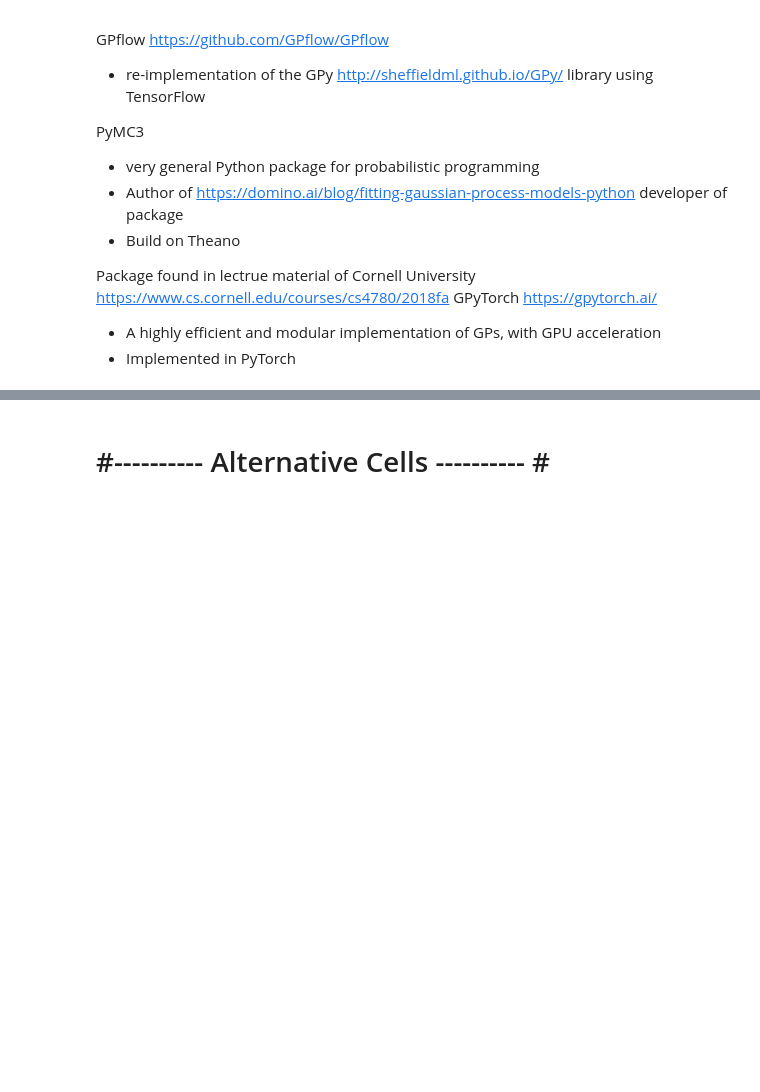
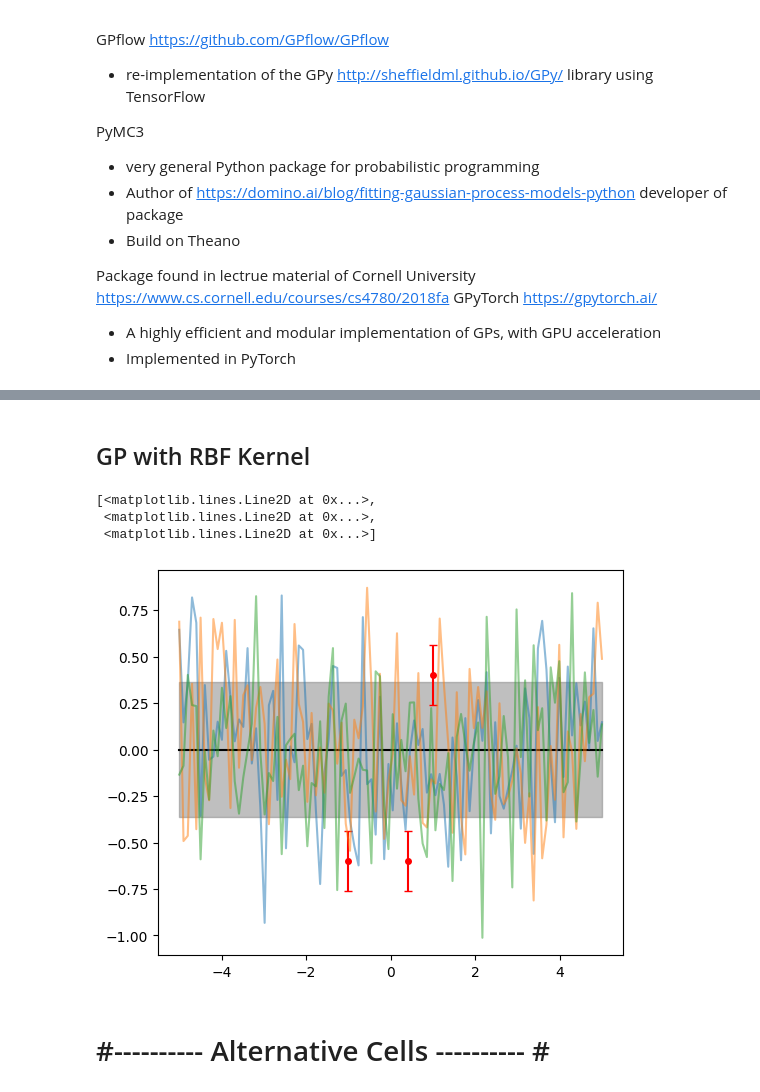
Before and after one commit to sebastian-k-physics/SciML_Gaussian_Processes, a Jupyter notebook: Gaussian_Processes_Sebastian_Klein.ipynb, the cells around one changed output, grey strips where cells are left out. Saved outputs shown, nothing was run; the diff lists cells and outputs as text; code cells hidden in the pictures; blank space fills up the shorter version.

```diff
--- a/Gaussian_Processes_Sebastian_Klein.ipynb
+++ b/Gaussian_Processes_Sebastian_Klein.ipynb
@@ -396,3 +419,48 @@ GPyTorch https://gpytorch.ai/
+# %% [markdown]
+## GP with RBF Kernel
+# %%
+from sklearn.gaussian_process import GaussianProcessRegressor
+from sklearn.gaussian_process.kernels import RBF
+
+x_axis = np.linspace(-5, 5, 100)
+
+init_params_RBF = [1, 1] # sigma | lenghtscale
+
+x_test = np.array([-1.0, +0.4, 1.0])
+y_test = np.array([-0.6, -0.6, 0.4])
+y_test_err = np.ones(len(y_test))*(0.4**2)
+	# could use here also just one value that which is taken for all data points
+
+
+RBF_kernel_scikit = init_params_RBF[0]**2 * RBF(length_scale=init_params_RBF[1], length_scale_bounds=(1e-10, 1e5))
+gaussian_process = GaussianProcessRegressor(kernel = RBF_kernel_scikit, alpha = y_test_err, n_restarts_optimizer = 9)
+
+gaussian_process.fit(x_test.reshape(-1, 1), y_test) # reshape of xaxis need for some reason?
+mean_prediction, std_prediction = gaussian_process.predict(x_axis.reshape(-1, 1), return_std=True)
+
+
+sampled_values = gaussian_process.sample_y(x_axis.reshape(-1, 1), n_samples=3)
+
+
+
+fig, ax = plt.subplots(figsize=(6,5))
+
+# ---------- Plot the new data ---------- #
+ax.errorbar(x_test, y_test, marker='.', yerr = y_test_err, \
+				   ls = 'none', color = 'red', ms = 8, capsize=3)
+
+
+ax.plot(x_axis, mean_prediction, color = 'black')
+ax.fill_between(x_axis, mean_prediction - std_prediction, \
+					   mean_prediction + std_prediction, color = 'gray', \
+						  alpha = 0.5, label = r'1 $\sigma$')
+
+ax.plot(x_axis, sampled_values, alpha = 0.5 )
+# %% [output]
+[<matplotlib.lines.Line2D at 0x...>,
+ <matplotlib.lines.Line2D at 0x...>,
+ <matplotlib.lines.Line2D at 0x...>]
+[figure, added]
 # %% [markdown]
 # #---------- Alternative Cells ---------- # #
 # %%
```
Also changed, not shown: parts of 12 cells of this notebook.
